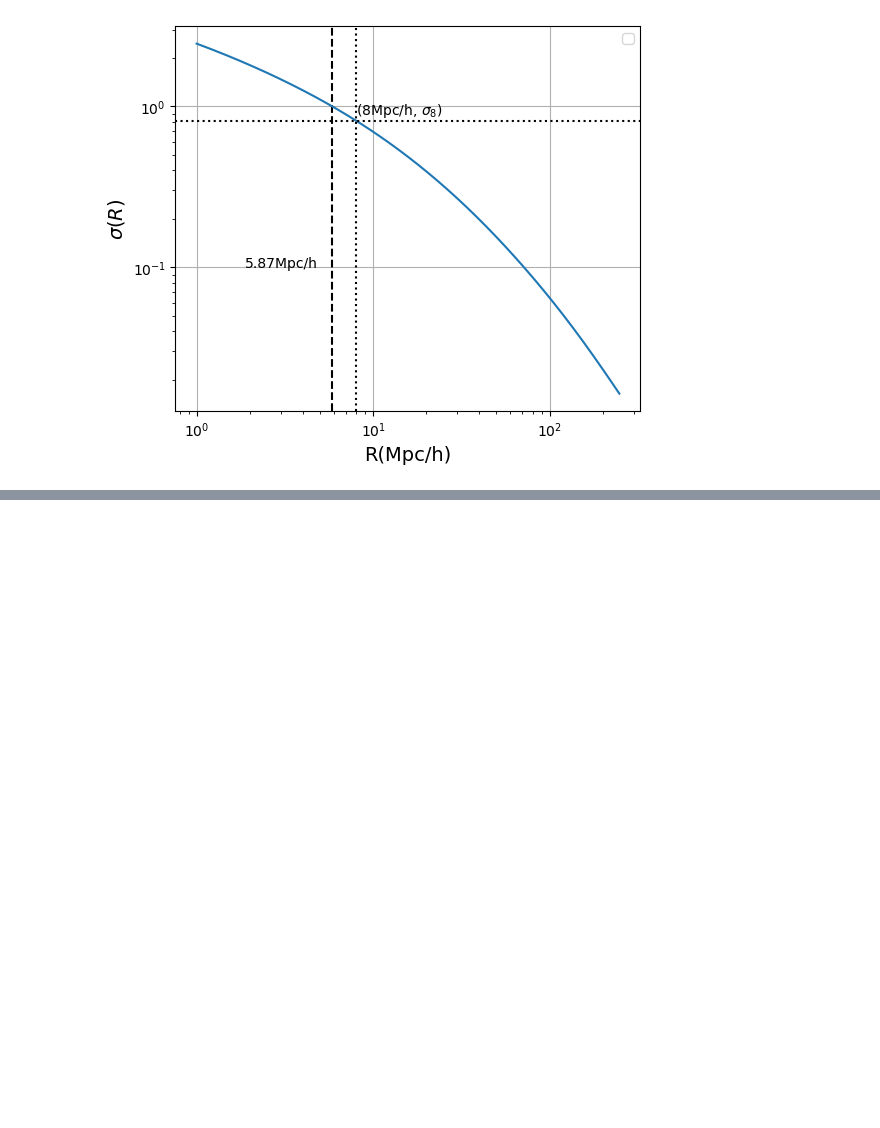
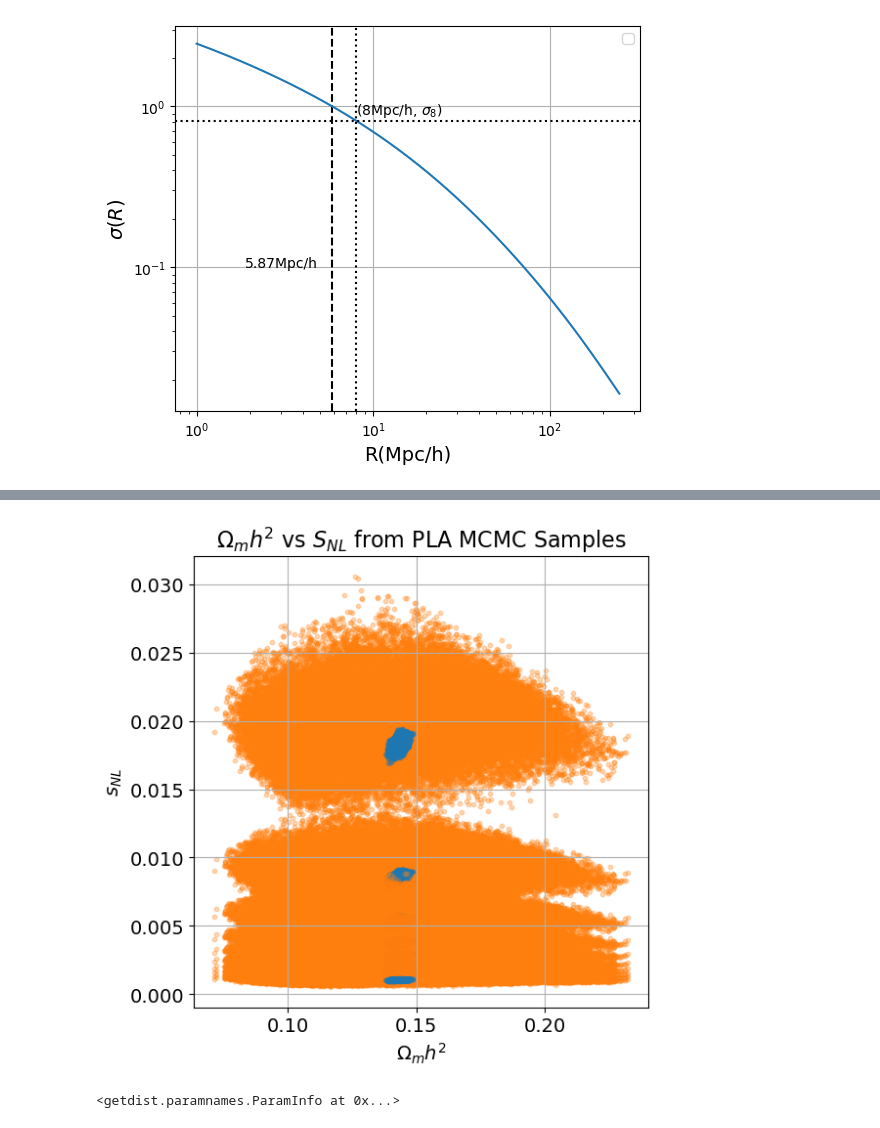
Before and after one commit to FedeDavilaKurban/Snl, a Jupyter notebook: Pk_from_MCMC.ipynb, the cells around one changed output, grey strips where cells are left out. Saved outputs shown, nothing was run; the diff lists cells and outputs as text; code cells hidden in the pictures; blank space fills up the shorter version.

```diff
--- a/Pk_from_MCMC.ipynb
+++ b/Pk_from_MCMC.ipynb
@@ -177,0 +253,33 @@ plt.show()
+# %%
+# ------------------------------
+# Plotting Omega_m vs s_nl
+# ------------------------------
+
+plt.figure(figsize=(6, 6))
+for i in range(len(snl_des)):
+    plt.scatter(omegamh2_des, snl_des[i], alpha=0.3, color='C01', s=10)
+    plt.scatter(omegamh2_cmb, snl_cmb[i], alpha=0.3, color='C00', s=10)
+
+plt.xlabel(r'$\Omega_m h^2$', fontsize=14)
+plt.ylabel(r'$s_{NL}$', fontsize=14)
+plt.title(r'$\Omega_m h^2$ vs $S_{NL}$ from PLA MCMC Samples', fontsize=16)
+plt.grid(True)
+plt.show()
+# %% [output]
+[figure, added]
+# %%
+# chain_root_cmb = '../data/CosmoParams/base/plikHM_TTTEEE_lowl_lowE/base_plikHM_TTTEEE_lowl_lowE'
+# chain_root_cl = '../data/CosmoParams/base/DES_DESpriors/base_DES_DESpriors'
+
+# samples_cmb = loadMCSamples(chain_root_cmb)
+# samples_cl = loadMCSamples(chain_root_cl)
+
+samples_cmb.addDerived(snl_cmb[0], name='s_nl', label=r's_{NL}')
+samples_cmb.addDerived(rnl_cmb[0], name='r_nl', label=r'r_{NL}')
+#samples_cmb.addDerived(omegamh2_cmb, name='omegamh2', label=r'\Omega_m h^2')
+
+samples_des.addDerived(rnl_des[0], name='r_nl', label=r'r_{NL}')
+samples_des.addDerived(snl_des[0], name='s_nl', label=r's_{NL}')
+samples_des.addDerived(omegamh2_des, name='omegamh2', label=r'\Omega_m h^2')
+# %% [output]
+<getdist.paramnames.ParamInfo at 0x...>
```
Also changed, not shown: parts of 11 cells of this notebook, 2 other files.
